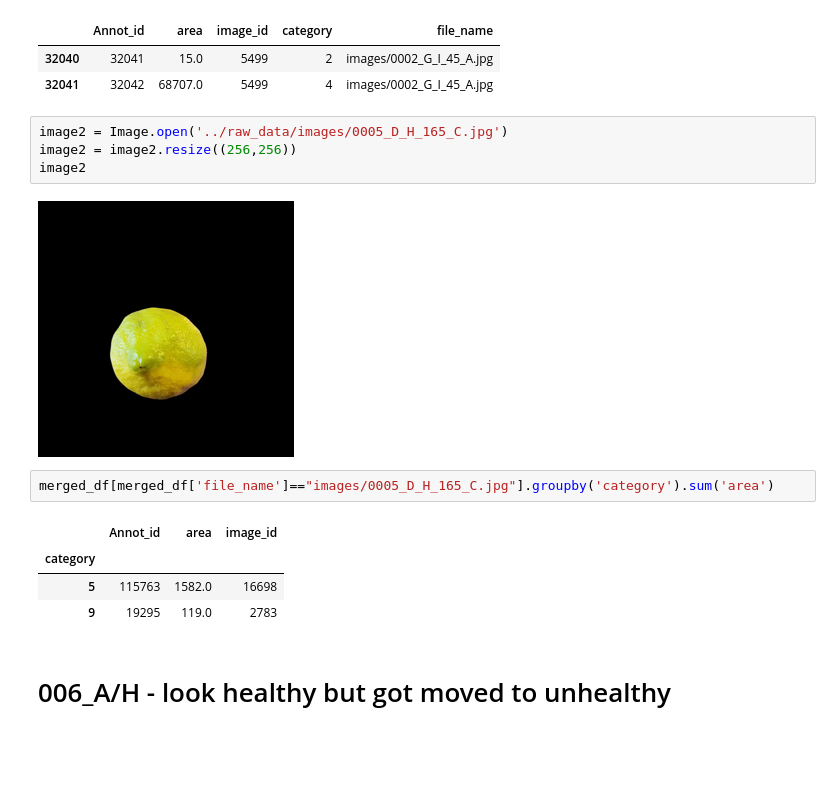
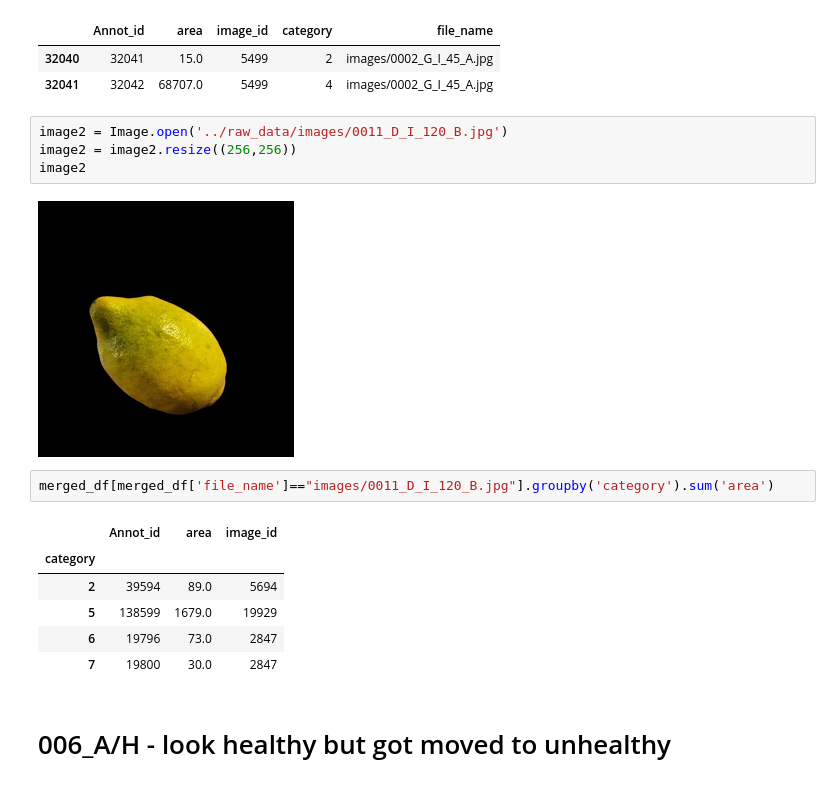
Before and after one commit to lingchin/lemon_project, a Jupyter notebook: notebooks/ETL_Ling.ipynb, the cells around one changed output. Drawn from its saved outputs; the diff is of its cells as text; blank space fills up the shorter version.

```diff
--- a/notebooks/ETL_Ling.ipynb
+++ b/notebooks/ETL_Ling.ipynb
@@ -208,18 +180,20 @@ merged_df[merged_df['file_name']=="images/0002_G_I_45_A.jpg"]
 | 32040 | 32041 | 15.0 | 5499 | 2 | images/0002_G_I_45_A.jpg |
 | 32041 | 32042 | 68707.0 | 5499 | 4 | images/0002_G_I_45_A.jpg |
 # %%
-image2 = Image.open('../raw_data/images/0005_D_H_165_C.jpg')
+image2 = Image.open('../raw_data/images/0011_D_I_120_B.jpg')
 image2 = image2.resize((256,256))
 image2
 # %% [output]
-[figure, old version]
+[figure, new version]
 # %%
-merged_df[merged_df['file_name']=="images/0005_D_H_165_C.jpg"].groupby('category').sum('area')
+merged_df[merged_df['file_name']=="images/0011_D_I_120_B.jpg"].groupby('category').sum('area')
 # %% [output]
 |  | Annot_id | area | image_id |
 | category |  |  |  |
-| 5 | 115763 | 1582.0 | 16698 |
-| 9 | 19295 | 119.0 | 2783 |
+| 2 | 39594 | 89.0 | 5694 |
+| 5 | 138599 | 1679.0 | 19929 |
+| 6 | 19796 | 73.0 | 2847 |
+| 7 | 19800 | 30.0 | 2847 |
 # %% [markdown]
 # 006_A/H - look healthy but got moved to unhealthy
 # %%
```
Also changed, not shown: parts of 10 cells of this notebook, 8 other files.
